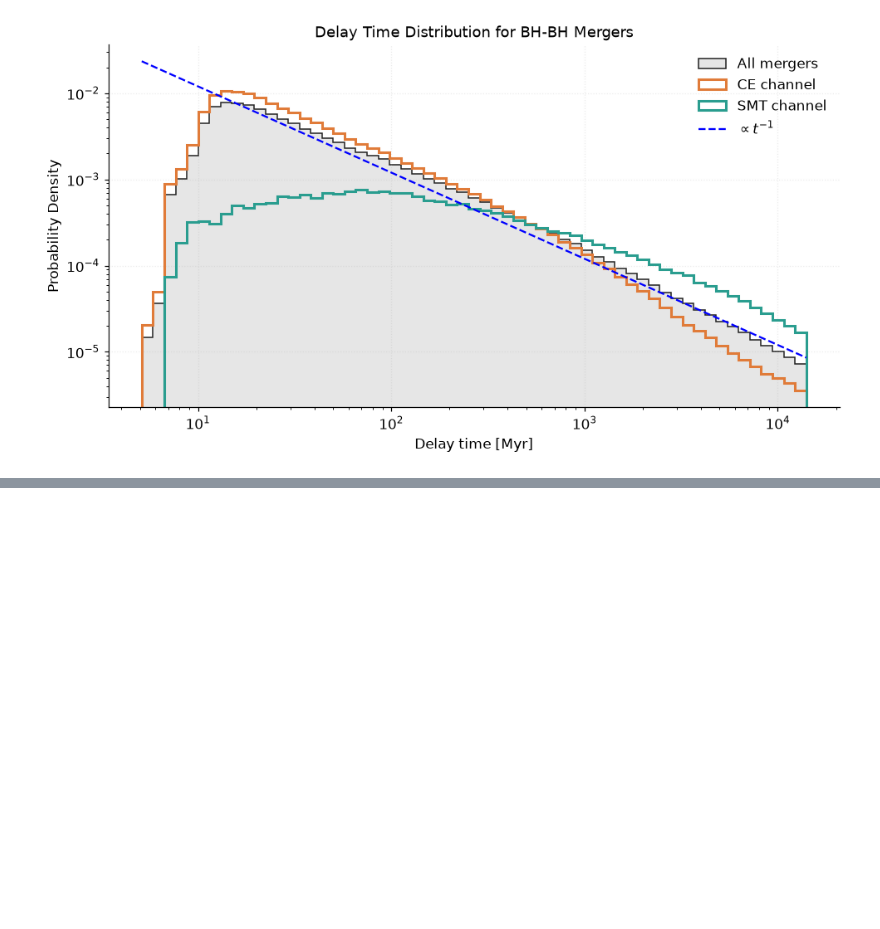
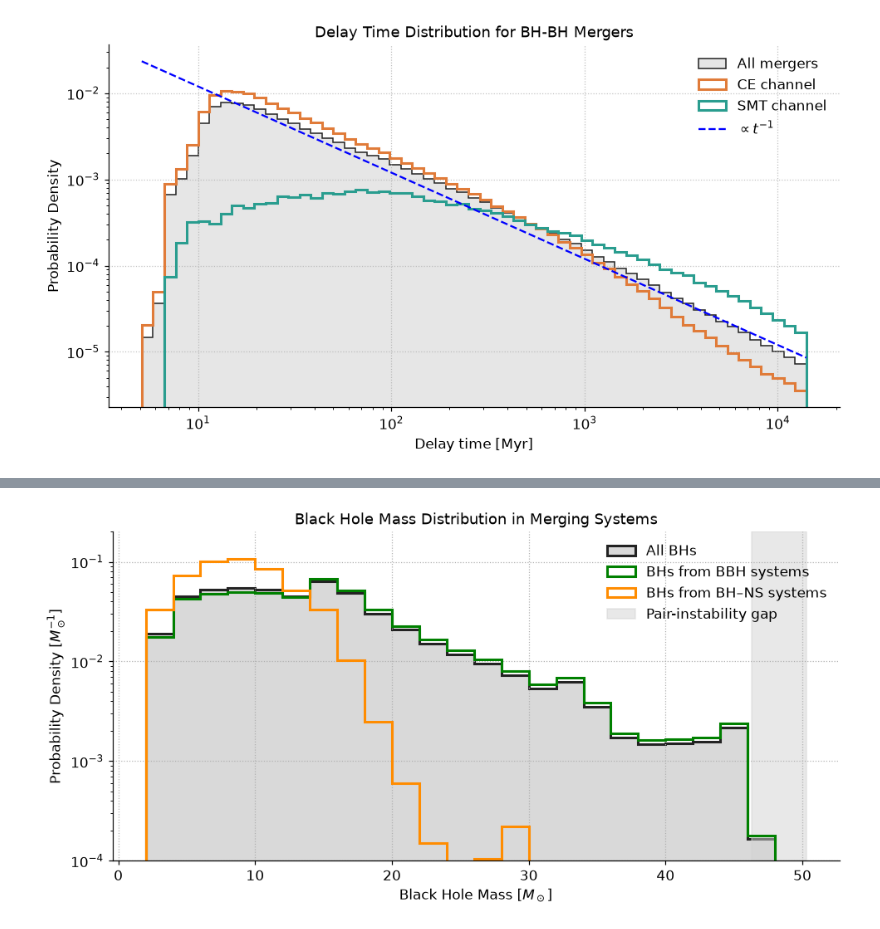
Before and after one commit to m-harry-9/GROWL_harry, a Jupyter notebook: onboarding_2/Second_exercise.ipynb, the cells around one changed output, grey strips where cells are left out. Cells and saved outputs as stored; diff of their text form; code cells hidden in the pictures; blank space fills up the shorter version.

```diff
--- a/onboarding_2/Second_exercise.ipynb
+++ b/onboarding_2/Second_exercise.ipynb
@@ -317,0 +441,38 @@ plt.show()
+# %%
+# Histogram for BH mass, separating BBH and BHNS
+
+fig, ax = plt.subplots(figsize=(9, 4.6))
+
+bins = np.arange(2, 50, 2)
+
+ax.hist(bh_masses, bins=bins, weights=bh_weights, density=True,
+        histtype="stepfilled", color="0.85", edgecolor=CSYS, linewidth=2,
+        label="All BHs")
+
+ax.hist(bh_mass_bbh, bins=bins,weights=bh_weight_bbh, density=True,
+        histtype="step", color="green", linewidth=2,
+        label="BHs from BBH systems")
+
+
+ax.hist(bh_mass_bhns, bins=bins, weights=bh_weight_bhns,
+        density=True, histtype="step", color="darkorange", linewidth=2,
+        label="BHs from BH–NS systems")
+
+# Pair-instability gap
+ax.axvspan(46.3, ax.get_xlim()[1],
+           color="lightgray", alpha=0.5,
+           label="Pair-instability gap")
+
+# Formatting
+ax.set_ylim(1e-4, 0.2)
+ax.set_yscale("log")
+ax.set_xlabel(r"Black Hole Mass [$M_\odot$]")
+ax.set_ylabel(r"Probability Density [$M_\odot^{-1}$]")
+ax.set_title("Black Hole Mass Distribution in Merging Systems", fontsize=12)
+
+ax.legend()
+plt.grid(True, alpha=1)
+plt.tight_layout()
+plt.show()
+# %% [output]
+[figure, added]
```
Also changed, not shown: parts of 16 cells of this notebook.
